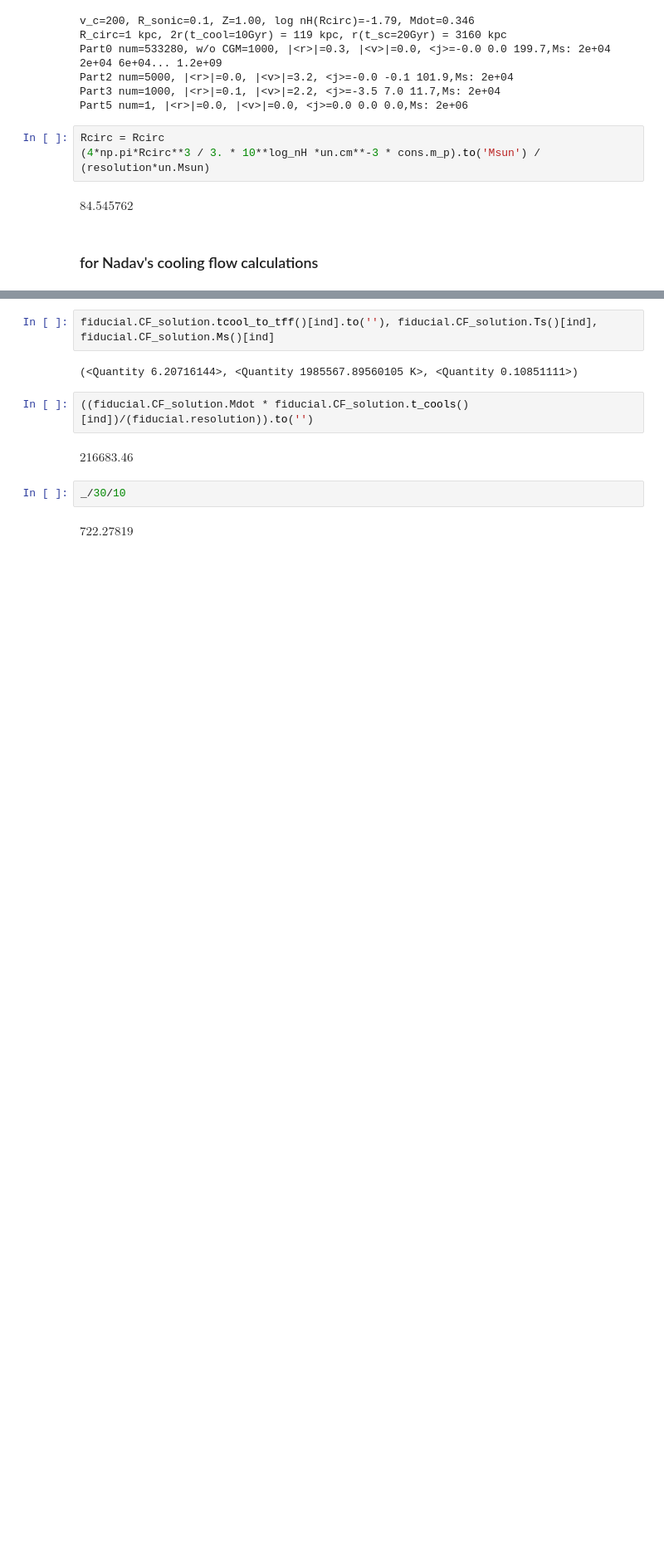
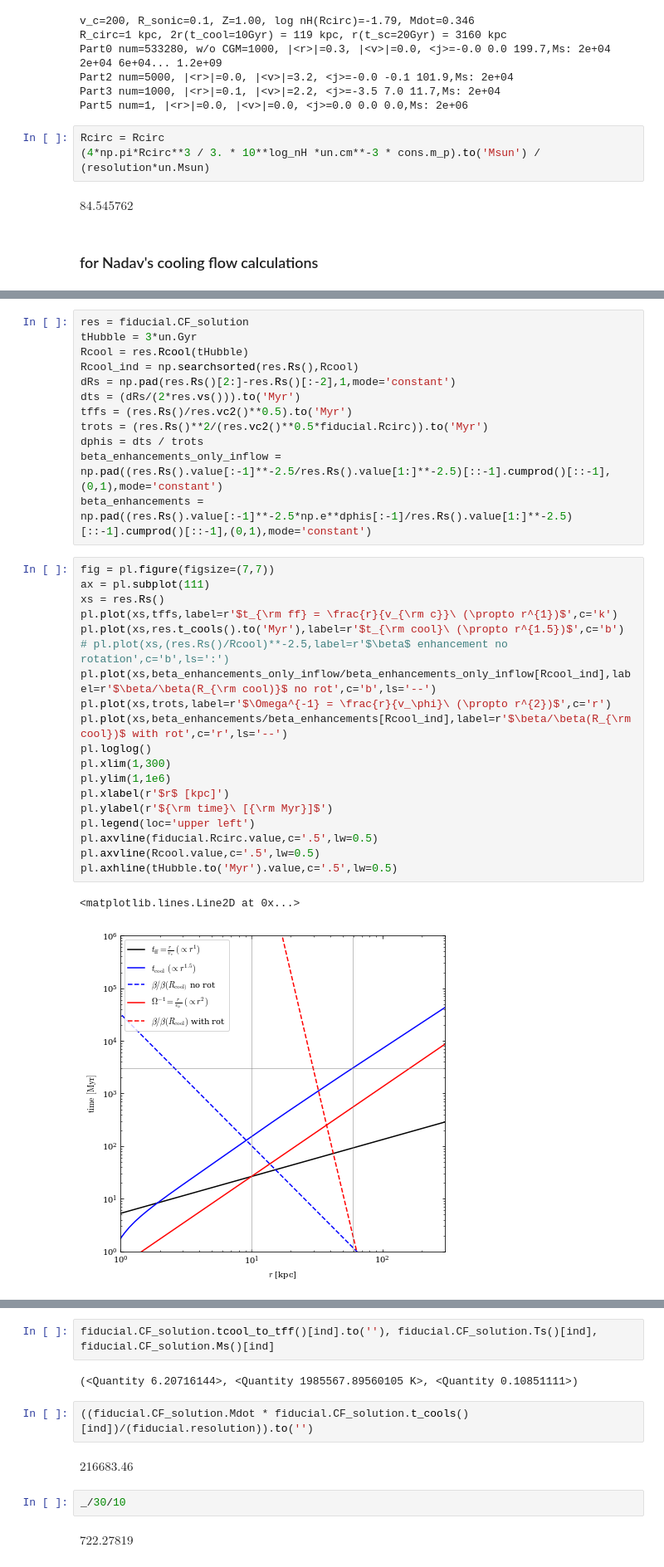
Before and after one commit to spectram/cooling_flow, a Jupyter notebook: ipynb/GIZMO_ICs_grid.ipynb, the cells around one changed output, grey strips where cells are left out. Shown at 83% size. Cells and saved outputs as stored; diff of their text form; blank space fills up the shorter version.

```diff
--- a/ipynb/GIZMO_ICs_grid.ipynb
+++ b/ipynb/GIZMO_ICs_grid.ipynb
@@ -349,0 +496,34 @@ fig_width_half = 3.4
+# %%
+res = fiducial.CF_solution
+tHubble = 3*un.Gyr
+Rcool = res.Rcool(tHubble)
+Rcool_ind = np.searchsorted(res.Rs(),Rcool)
+dRs = np.pad(res.Rs()[2:]-res.Rs()[:-2],1,mode='constant')
+dts = (dRs/(2*res.vs())).to('Myr')
+tffs = (res.Rs()/res.vc2()**0.5).to('Myr')
+trots = (res.Rs()**2/(res.vc2()**0.5*fiducial.Rcirc)).to('Myr')
+dphis = dts / trots
+beta_enhancements_only_inflow = np.pad((res.Rs().value[:-1]**-2.5/res.Rs().value[1:]**-2.5)[::-1].cumprod()[::-1],(0,1),mode='constant')
+beta_enhancements = np.pad((res.Rs().value[:-1]**-2.5*np.e**dphis[:-1]/res.Rs().value[1:]**-2.5)[::-1].cumprod()[::-1],(0,1),mode='constant')
+# %%
+fig = pl.figure(figsize=(7,7))
+ax = pl.subplot(111)
+xs = res.Rs()
+pl.plot(xs,tffs,label=r'$t_{\rm ff} = \frac{r}{v_{\rm c}}\ (\propto r^{1})$',c='k')
+pl.plot(xs,res.t_cools().to('Myr'),label=r'$t_{\rm cool}\ (\propto r^{1.5})$',c='b')
+# pl.plot(xs,(res.Rs()/Rcool)**-2.5,label=r'$\beta$ enhancement no rotation',c='b',ls=':')
+pl.plot(xs,beta_enhancements_only_inflow/beta_enhancements_only_inflow[Rcool_ind],label=r'$\beta/\beta(R_{\rm cool)}$ no rot',c='b',ls='--')
+pl.plot(xs,trots,label=r'$\Omega^{-1} = \frac{r}{v_\phi}\ (\propto r^{2})$',c='r')
+pl.plot(xs,beta_enhancements/beta_enhancements[Rcool_ind],label=r'$\beta/\beta(R_{\rm cool})$ with rot',c='r',ls='--')
+pl.loglog()
+pl.xlim(1,300)
+pl.ylim(1,1e6)
+pl.xlabel(r'$r$ [kpc]')
+pl.ylabel(r'${\rm time}\ [{\rm Myr}]$')
+pl.legend(loc='upper left')
+pl.axvline(fiducial.Rcirc.value,c='.5',lw=0.5)
+pl.axvline(Rcool.value,c='.5',lw=0.5)
+pl.axhline(tHubble.to('Myr').value,c='.5',lw=0.5)
+# %% [output]
+<matplotlib.lines.Line2D at 0x...>
+[figure, added]
```
Also changed, not shown: parts of 19 cells of this notebook, 7 other files.
